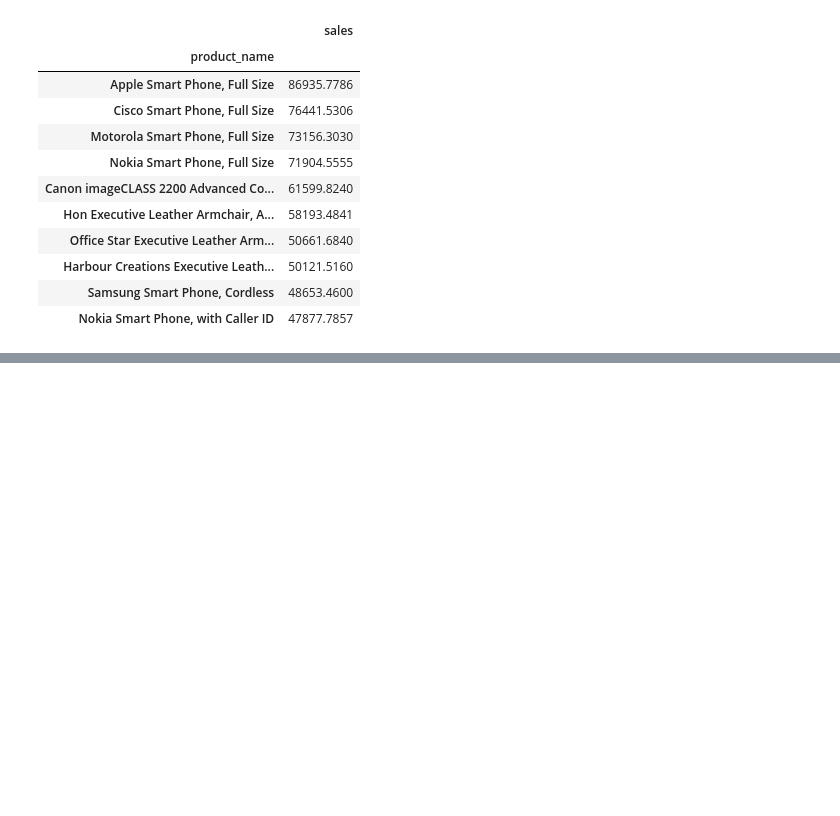
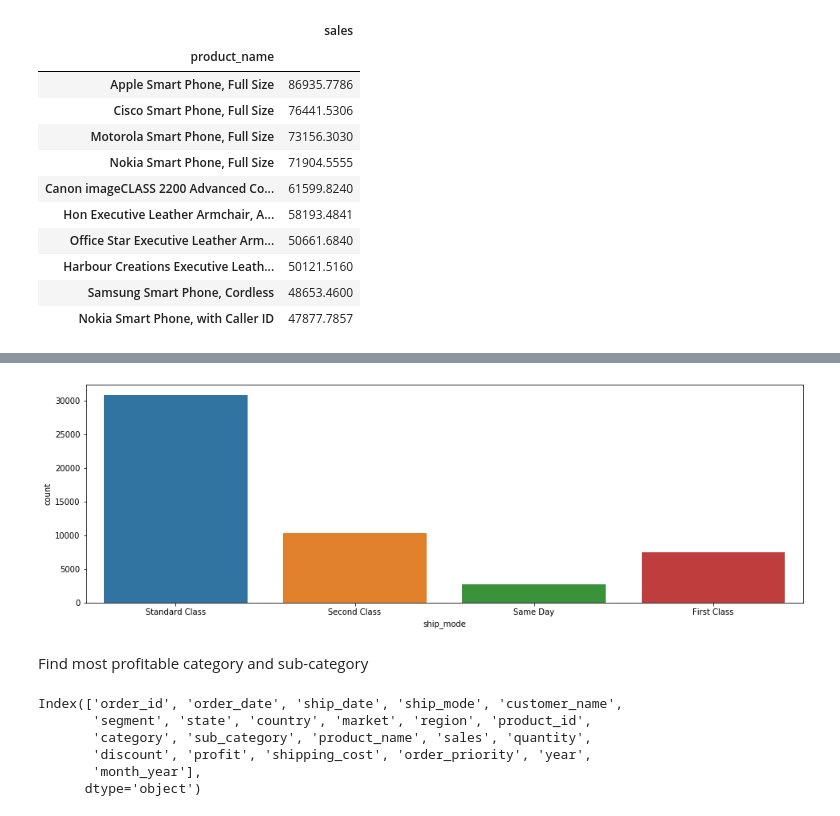
Before and after one commit to achmegantara/sales-analysis-part-2, a Jupyter notebook: sales.ipynb, the cells around one changed output, grey strips where cells are left out. Saved outputs shown, nothing was run; the diff lists cells and outputs as text; code cells hidden in the pictures; blank space fills up the shorter version.

Commit message:
finish sales

```diff
--- a/sales.ipynb
+++ b/sales.ipynb
@@ -165,0 +178,22 @@ best_prod[:10]
+# %%
+import seaborn as sns
+
+plt.figure(figsize=(16,5))
+
+sns.countplot(df['ship_mode'])
+
+plt.show()
+# %% [output]
+[figure, added]
+# %% [markdown]
+Find most profitable category and sub-category
+# %%
+df.head()
+df.columns
+# %% [output]
+Index(['order_id', 'order_date', 'ship_date', 'ship_mode', 'customer_name',
+       'segment', 'state', 'country', 'market', 'region', 'product_id',
+       'category', 'sub_category', 'product_name', 'sales', 'quantity',
+       'discount', 'profit', 'shipping_cost', 'order_priority', 'year',
+       'month_year'],
+      dtype='object')
```
Also changed, not shown: parts of 3 cells of this notebook.
